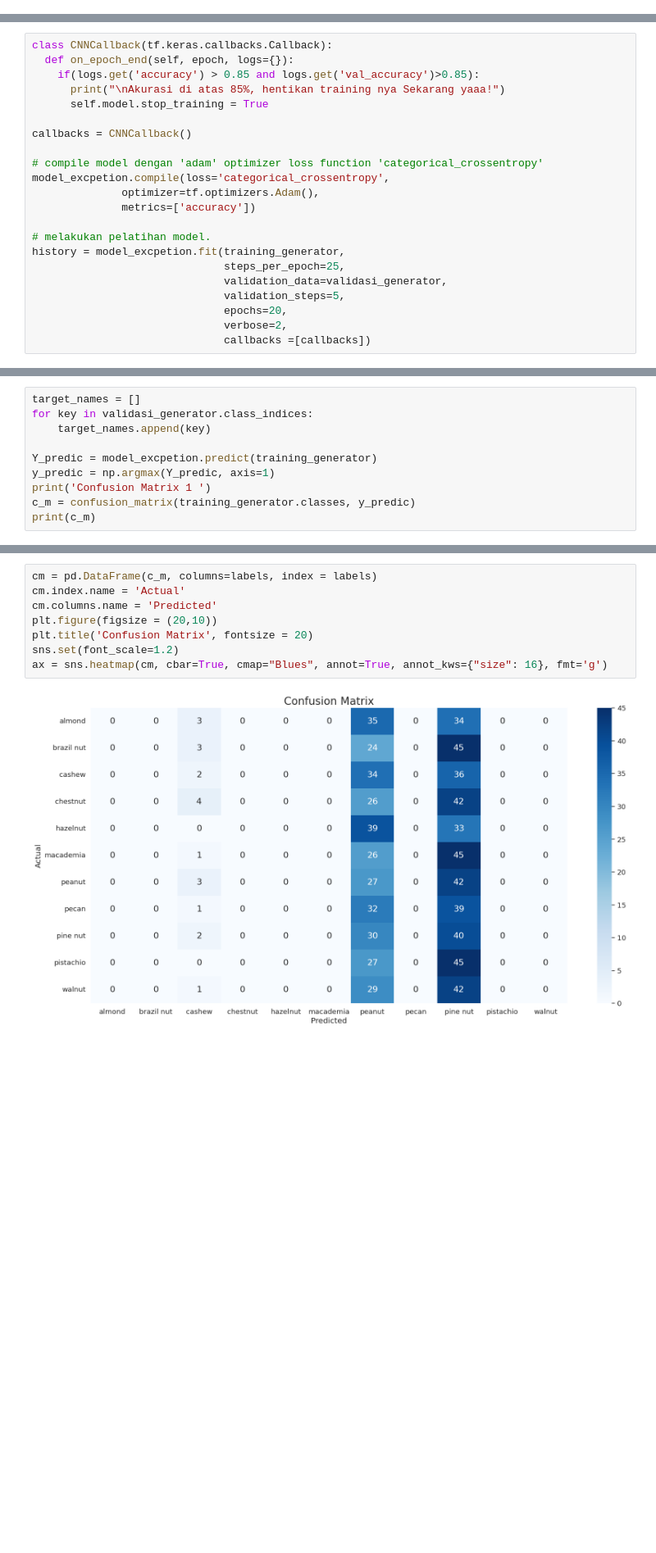
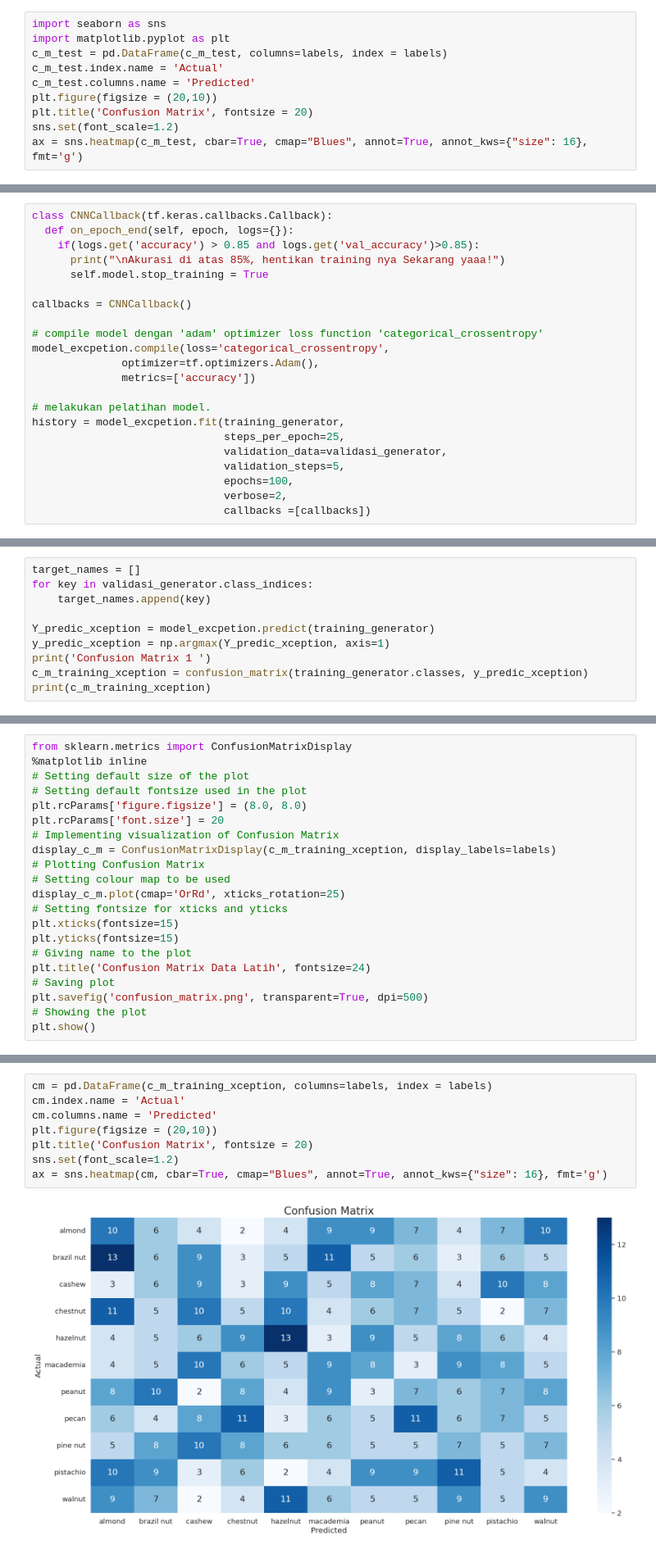
Before and after one commit to candrajulius/Classifcation_Nut_With_InceptionV3_And_Xception, a Jupyter notebook: Classification_Nut_Use_Inception_V3_And_Xception_Version_2.ipynb, the cells around one changed output, grey strips where cells are left out. Shown at 82% size. Cells and saved outputs as stored; diff of their text form; blank space fills up the shorter version.

```diff
--- a/Classification_Nut_Use_Inception_V3_And_Xception_Version_2.ipynb
+++ b/Classification_Nut_Use_Inception_V3_And_Xception_Version_2.ipynb
@@ -728,0 +714,10 @@ weighted avg       0.07      0.08      0.07       792
+# %%
+import seaborn as sns
+import matplotlib.pyplot as plt
+c_m_test = pd.DataFrame(c_m_test, columns=labels, index = labels)
+c_m_test.index.name = 'Actual'
+c_m_test.columns.name = 'Predicted'
+plt.figure(figsize = (20,10))
+plt.title('Confusion Matrix', fontsize = 20)
+sns.set(font_scale=1.2)
+ax = sns.heatmap(c_m_test, cbar=True, cmap="Blues", annot=True, annot_kws={"size": 16}, fmt='g')
@@ -804,7 +845,7 @@ history = model_excpetion.fit(training_generator,
                               steps_per_epoch=25,
                               validation_data=validasi_generator,
                               validation_steps=5,
-                              epochs=20,
+                              epochs=100,
                               verbose=2,
                               callbacks =[callbacks])
 # %% [output]
@@ -930,9 +971,9 @@ target_names = []
 for key in validasi_generator.class_indices:
     target_names.append(key)
 
-Y_predic = model_excpetion.predict(training_generator)
-y_predic = np.argmax(Y_predic, axis=1)
+Y_predic_xception = model_excpetion.predict(training_generator)
+y_predic_xception = np.argmax(Y_predic_xception, axis=1)
 print('Confusion Matrix 1 ')
-c_m = confusion_matrix(training_generator.classes, y_predic)
-print(c_m)
+c_m_training_xception = confusion_matrix(training_generator.classes, y_predic_xception)
+print(c_m_training_xception)
 # %% [output]
@@ -951,0 +993,21 @@ Confusion Matrix 1
+# %%
+from sklearn.metrics import ConfusionMatrixDisplay
+%matplotlib inline
+# Setting default size of the plot
+# Setting default fontsize used in the plot
+plt.rcParams['figure.figsize'] = (8.0, 8.0)
+plt.rcParams['font.size'] = 20
+# Implementing visualization of Confusion Matrix
+display_c_m = ConfusionMatrixDisplay(c_m_training_xception, display_labels=labels)
+# Plotting Confusion Matrix
+# Setting colour map to be used
+display_c_m.plot(cmap='OrRd', xticks_rotation=25)
+# Setting fontsize for xticks and yticks
+plt.xticks(fontsize=15)
+plt.yticks(fontsize=15)
+# Giving name to the plot
+plt.title('Confusion Matrix Data Latih', fontsize=24)
+# Saving plot
+plt.savefig('confusion_matrix.png', transparent=True, dpi=500)
+# Showing the plot
+plt.show()
@@ -952,13 +1016,13 @@ Confusion Matrix 1
 # %%
-cm = pd.DataFrame(c_m, columns=labels, index = labels)
+cm = pd.DataFrame(c_m_training_xception, columns=labels, index = labels)
 cm.index.name = 'Actual'
 cm.columns.name = 'Predicted'
 plt.figure(figsize = (20,10))
 plt.title('Confusion Matrix', fontsize = 20)
 sns.set(font_scale=1.2)
 ax = sns.heatmap(cm, cbar=True, cmap="Blues", annot=True, annot_kws={"size": 16}, fmt='g')
 # %% [output]
-[figure, old version]
+[figure, new version]
 # %% [markdown]
 # Menampilkan Metrik Klasifikasi Utama Xception
 # %%
```
Also changed, not shown: parts of 27 cells of this notebook.
